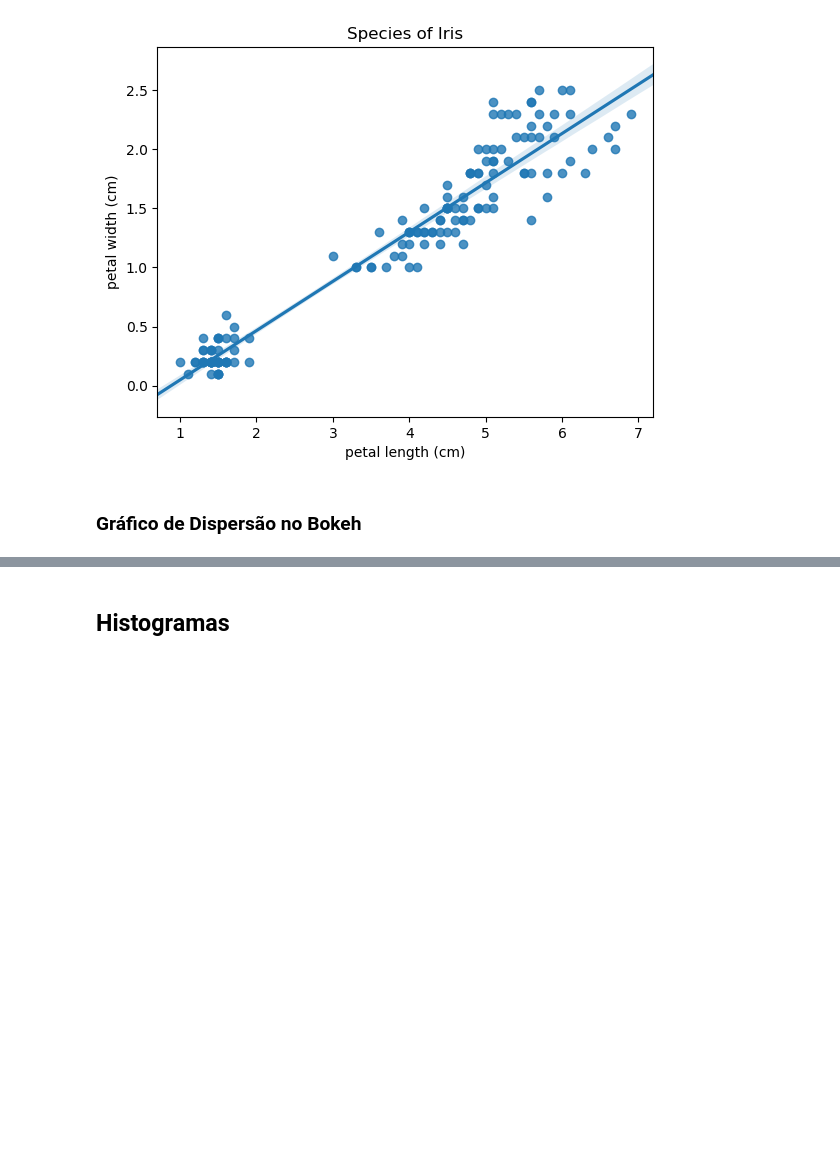
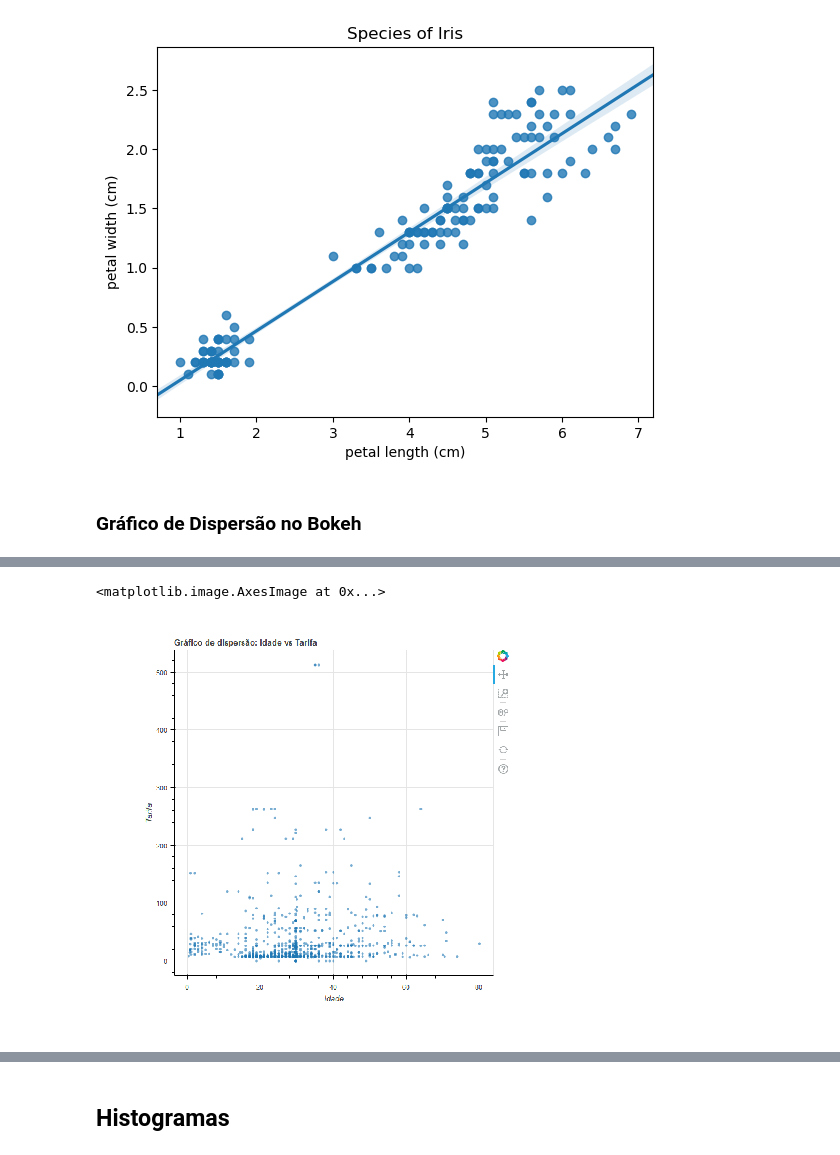
Before and after one commit to MathMachado/complete_data_visualization_with_python, a Jupyter notebook: A_complete_data_visualization_with_python.ipynb, the cells around one changed output, grey strips where cells are left out. Saved outputs shown, nothing was run; the diff lists cells and outputs as text; code cells hidden in the pictures; blank space fills up the shorter version.

```diff
--- a/A_complete_data_visualization_with_python.ipynb
+++ b/A_complete_data_visualization_with_python.ipynb
@@ -456,3 +405,12 @@ show(p)
+# %%
+# just for display in github
+export_png(p, filename="bokeh_scatter1.png")
+img=mpimg.imread('bokeh_scatter1.png')
+plt.axis('off')
+plt.imshow(img)
+# %% [output]
+<matplotlib.image.AxesImage at 0x...>
+[figure, added]
 # %%
 colormap = {'Setosa': 'red', 'Versicolor': 'green', 'Virginica': 'blue'}
 iris['color'] = iris['Species'].map(lambda x: colormap[x])
```
Also changed, not shown: parts of 50 cells of this notebook, 10 other files.
